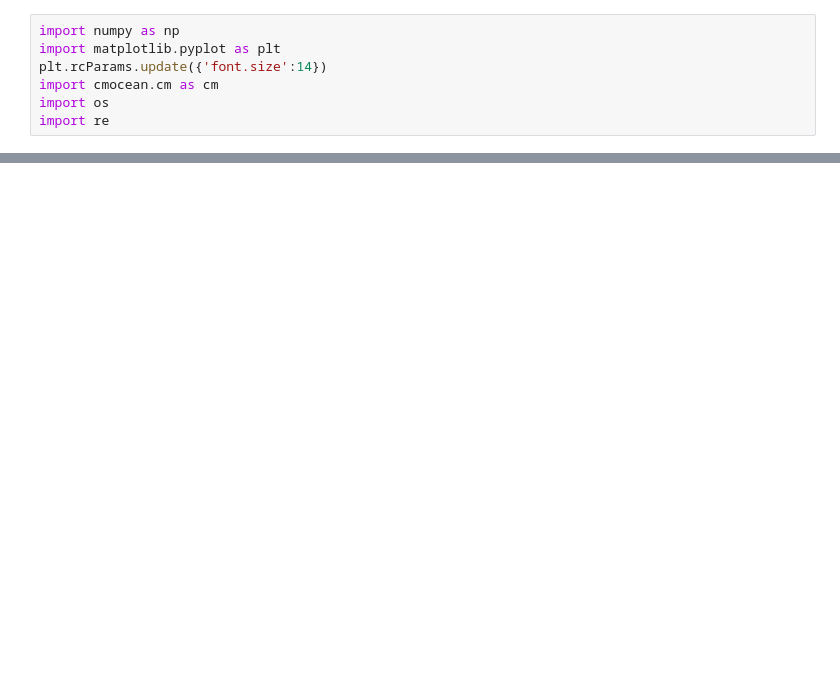
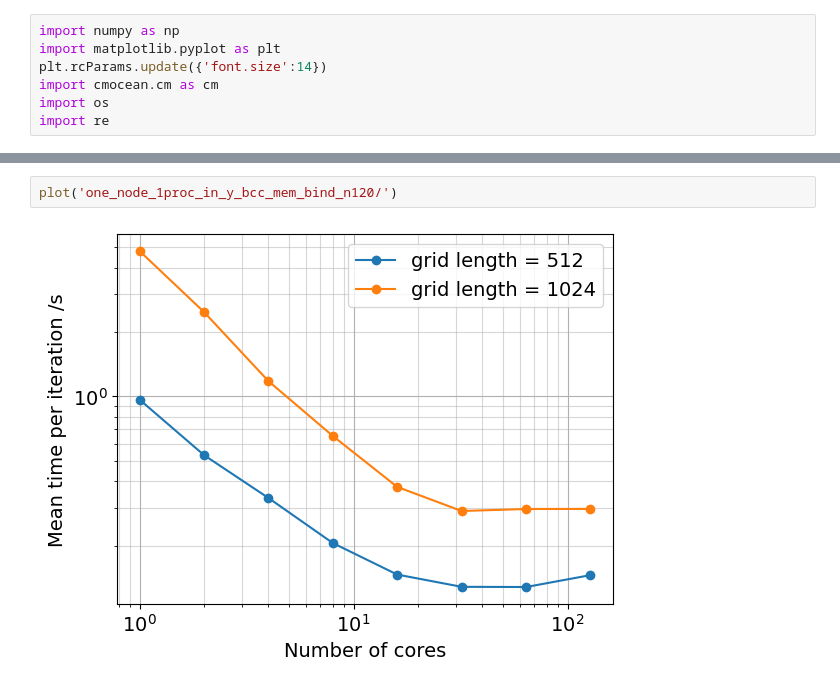
Before and after one commit to jpgaertner/veris_minimum_working_example, a Jupyter notebook: plot.ipynb, the cells around one changed output, grey strips where cells are left out. Saved outputs shown, nothing was run; the diff lists cells and outputs as text; blank space fills up the shorter version.

```diff
--- a/plot.ipynb
+++ b/plot.ipynb
@@ -49,0 +82,4 @@ ax.grid(True)
+# %%
+plot('one_node_1proc_in_y_bcc_mem_bind_n120/')
+# %% [output]
+[figure, added]
```
Also changed, not shown: parts of 11 cells of this notebook.
